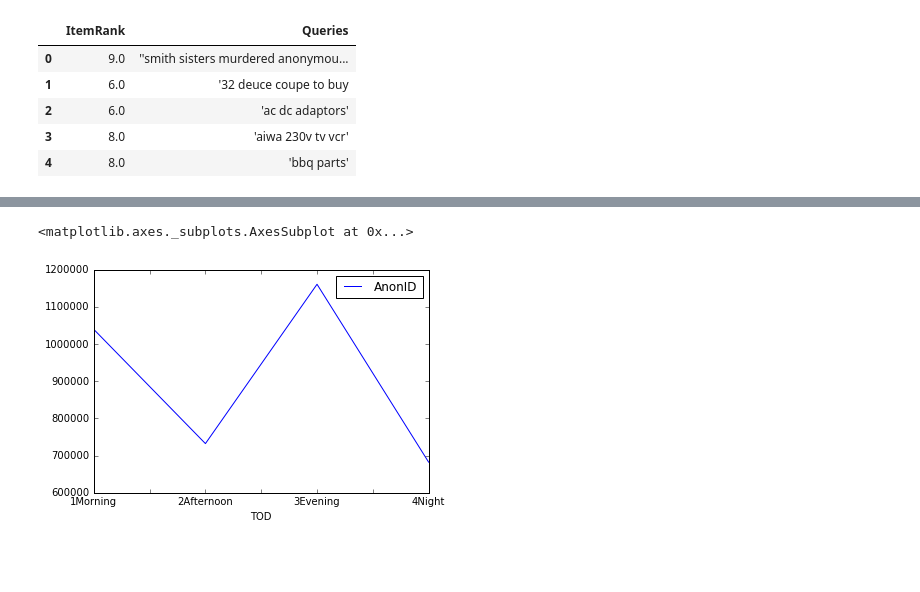
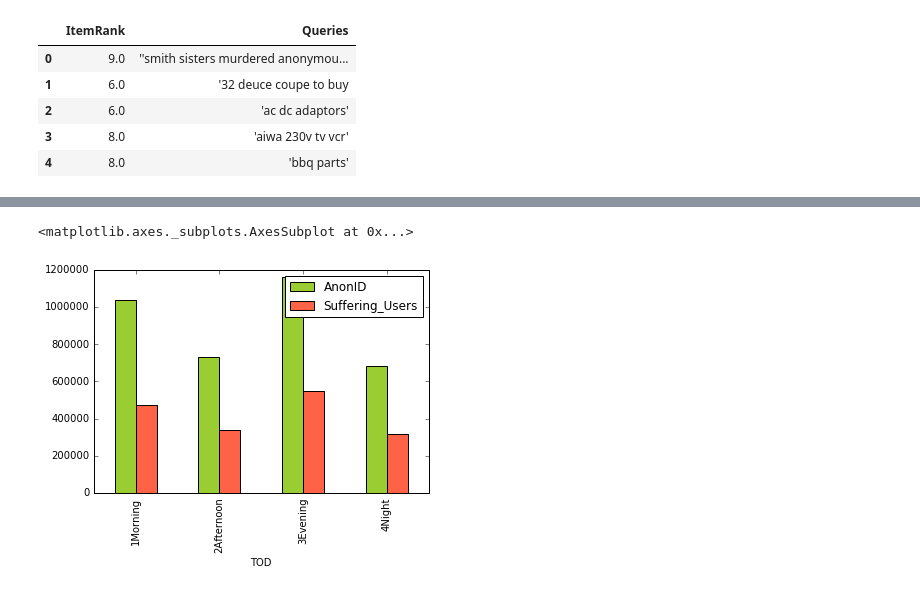
Before and after one commit to RohitJacob/AOL-Exploratory-Analysis, a Jupyter notebook: Promotional Analysis.ipynb, the cells around one changed output, grey strips where cells are left out. Drawn from its saved outputs; the diff is of its cells as text; code cells hidden in the pictures; blank space fills up the shorter version.

```diff
--- a/Promotional Analysis.ipynb
+++ b/Promotional Analysis.ipynb
@@ -110 +145,13 @@ See the caveats in the documentation: http://pandas.pydata.org/pandas-docs/stabl
+# %%
+clickless = data[data.ClickURL.isnull()]
+clickless['QueryTimeStamp'] = pd.to_datetime(clickless['QueryTime']).apply(lambda x: x.time())
+clickless['TOD'] = clickless['QueryTimeStamp'].apply(lambda x: timeOfDay(x))
+# %%
+sufferingUsers = clickless.groupby(['TOD'])['AnonID'].count().to_frame()
+timing = timedf.groupby(['TOD'])['AnonID'].count().to_frame()
+timing['Suffering_Users'] = sufferingUsers.AnonID
+timing.plot(kind='bar', color=['yellowgreen','tomato'])
+# %% [output]
+<matplotlib.axes._subplots.AxesSubplot at 0x...>
+[figure, added]
 # %%
@@ -112,20 +158,2 @@ timedf.head()
 durationmax = timedf.groupby(['AnonID'])['QueryTimeStamp'].max()
 durationmin = timedf.groupby(['AnonID'])['QueryTimeStamp'].min()
-# %%
-timing = timedf.groupby(['TOD'])['AnonID'].count().to_frame()
-timing.plot()
-# import matplotlib.pyplot as plt; plt.rcdefaults()
-
-# objects = ('Python', 'C++', 'Java', 'Perl', 'Scala', 'Lisp')
-# y_pos = np.arange(len(objects))
-# performance = [10,8,6,4,2,1]
-
-# plt.bar(y_pos, performance, align='center', alpha=0.5)
-# plt.xticks(y_pos, objects)
-# plt.ylabel('Usage')
-# plt.title('Programming language usage')
-
-# plt.show()
-# %% [output]
-<matplotlib.axes._subplots.AxesSubplot at 0x...>
-[figure, removed]
```
Also changed, not shown: parts of 39 cells of this notebook, 2 other files.
